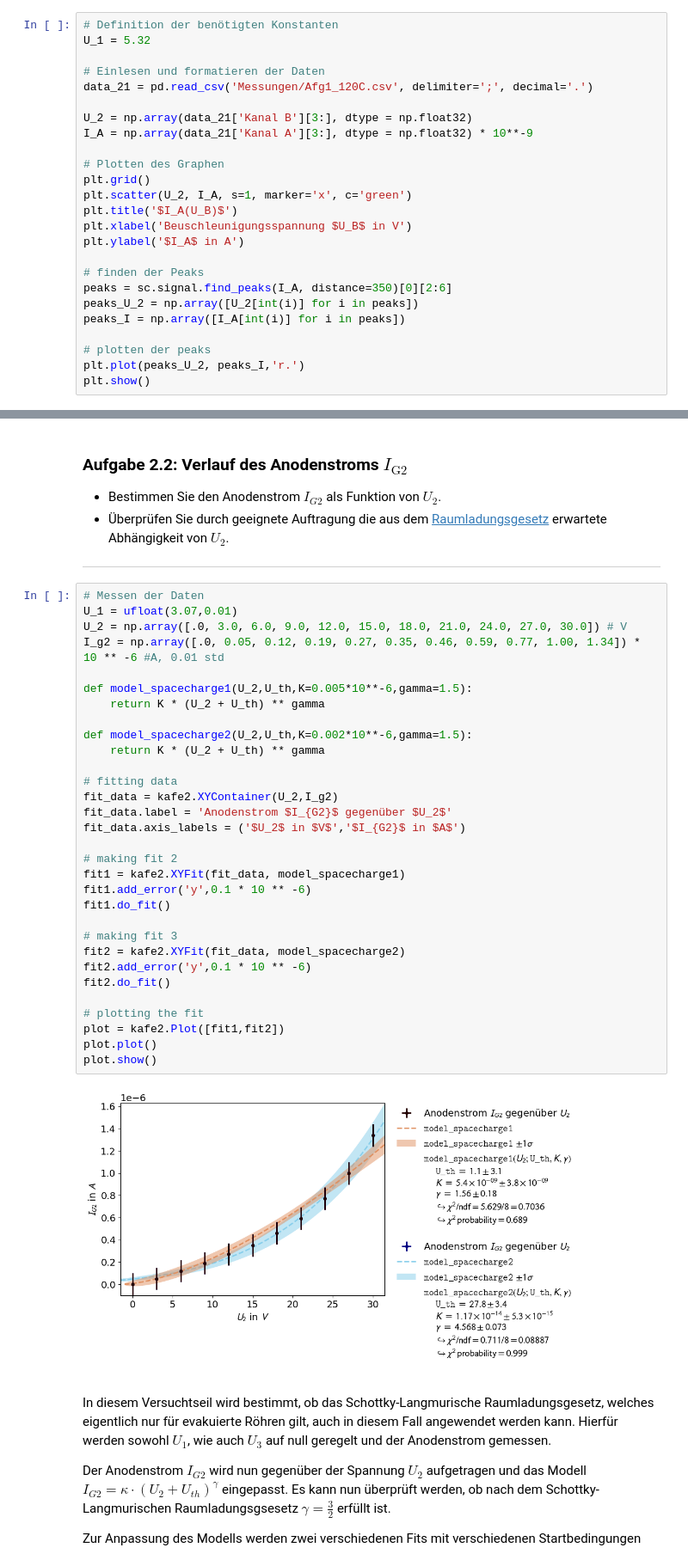
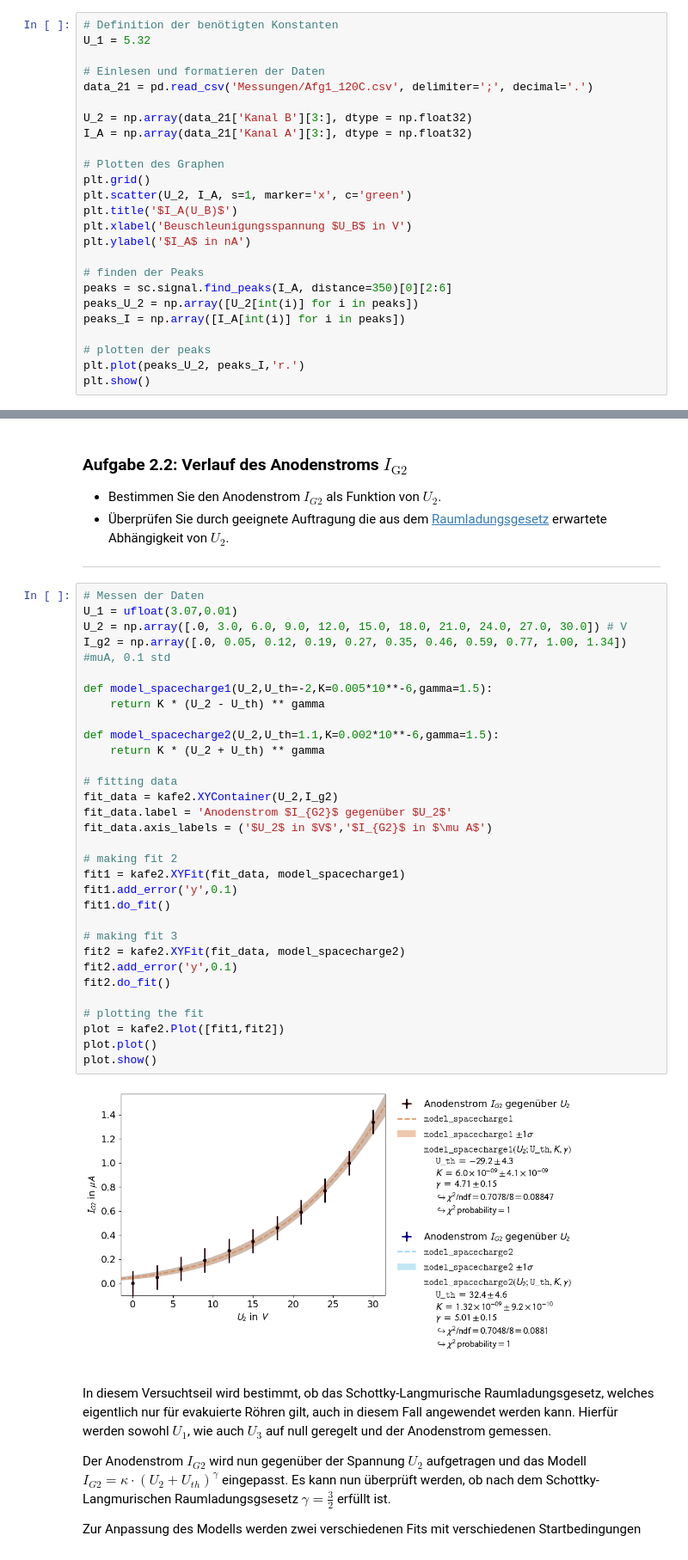
Before and after one commit to MRNock04/P2, a Jupyter notebook: Franck_Hertz_Versuch/Franck_Hertz_Versuch.ipynb, the cells around one changed output, grey strips where cells are left out. Shown at 86% size. Drawn from its saved outputs; the diff is of its cells as text.

```diff
--- a/Franck_Hertz_Versuch/Franck_Hertz_Versuch.ipynb
+++ b/Franck_Hertz_Versuch/Franck_Hertz_Versuch.ipynb
@@ -231,14 +231,14 @@ U_1 = 5.32
 data_21 = pd.read_csv('Messungen/Afg1_120C.csv', delimiter=';', decimal='.')
 
 U_2 = np.array(data_21['Kanal B'][3:], dtype = np.float32)
-I_A = np.array(data_21['Kanal A'][3:], dtype = np.float32) * 10**-9
+I_A = np.array(data_21['Kanal A'][3:], dtype = np.float32)
 
 # Plotten des Graphen
 plt.grid()
 plt.scatter(U_2, I_A, s=1, marker='x', c='green')
 plt.title('$I_A(U_B)$')
 plt.xlabel('Beuschleunigungsspannung $U_B$ in V')
-plt.ylabel('$I_A$ in A')
+plt.ylabel('$I_A$ in nA')
 
 # finden der Peaks
 peaks = sc.signal.find_peaks(I_A, distance=350)[0][2:6]
@@ -297,36 +297,36 @@ $$U_{th} = 1.58V \pm 0.82V$$
 # %%
 # Messen der Daten
 U_1 = ufloat(3.07,0.01)
 U_2 = np.array([.0, 3.0, 6.0, 9.0, 12.0, 15.0, 18.0, 21.0, 24.0, 27.0, 30.0]) # V
-I_g2 = np.array([.0, 0.05, 0.12, 0.19, 0.27, 0.35, 0.46, 0.59, 0.77, 1.00, 1.34]) * 10 ** -6 #A, 0.01 std
+I_g2 = np.array([.0, 0.05, 0.12, 0.19, 0.27, 0.35, 0.46, 0.59, 0.77, 1.00, 1.34])  #muA, 0.1 std
 
-def model_spacecharge1(U_2,U_th,K=0.005*10**-6,gamma=1.5):
-    return K * (U_2 + U_th) ** gamma
+def model_spacecharge1(U_2,U_th=-2,K=0.005*10**-6,gamma=1.5):
+    return K * (U_2 - U_th) ** gamma
 
-def model_spacecharge2(U_2,U_th,K=0.002*10**-6,gamma=1.5):
+def model_spacecharge2(U_2,U_th=1.1,K=0.002*10**-6,gamma=1.5):
     return K * (U_2 + U_th) ** gamma
 
 # fitting data
 fit_data = kafe2.XYContainer(U_2,I_g2)
 fit_data.label = 'Anodenstrom $I_{G2}$ gegenüber $U_2$'
-fit_data.axis_labels = ('$U_2$ in $V$','$I_{G2}$ in $A$')
+fit_data.axis_labels = ('$U_2$ in $V$','$I_{G2}$ in $\mu A$')
 
 # making fit 2
 fit1 = kafe2.XYFit(fit_data, model_spacecharge1)
-fit1.add_error('y',0.1 * 10 ** -6)
+fit1.add_error('y',0.1)
 fit1.do_fit()
 
 # making fit 3
 fit2 = kafe2.XYFit(fit_data, model_spacecharge2)
-fit2.add_error('y',0.1 * 10 ** -6)
+fit2.add_error('y',0.1)
 fit2.do_fit()
 
 # plotting the fit
 plot = kafe2.Plot([fit1,fit2])
 plot.plot()
 plot.show()
 # %% [output]
-[figure, old version]
+[figure, new version]
 # %% [markdown]
 In diesem Versuchtseil wird bestimmt, ob das  Schottky-Langmurische Raumladungsgesetz, welches eigentlich nur für evakuierte Röhren gilt, auch in diesem Fall angewendet werden kann. Hierfür werden sowohl $U_1$, wie auch $U_3$ auf null geregelt und der Anodenstrom gemessen.
 
```
Also changed, not shown: parts of 2 cells of this notebook.
